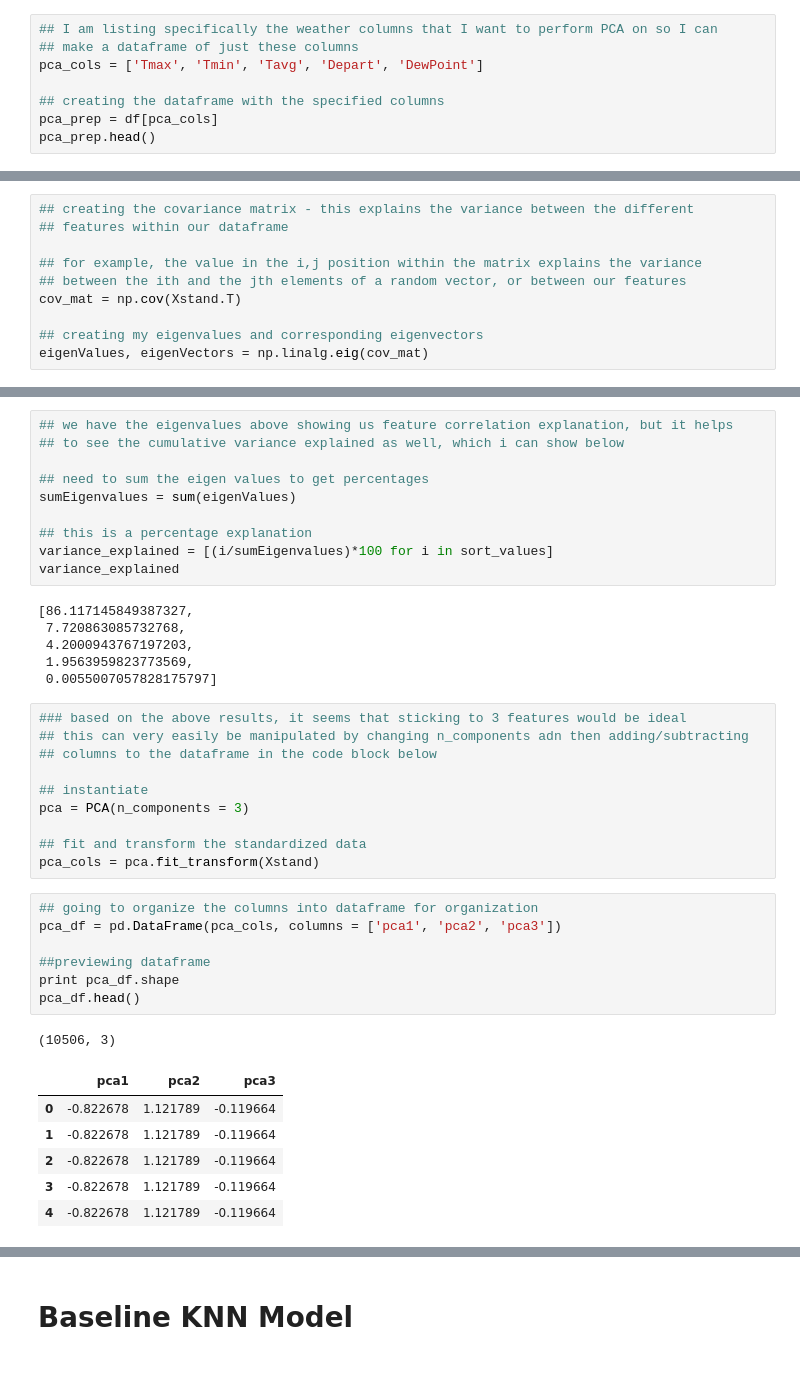
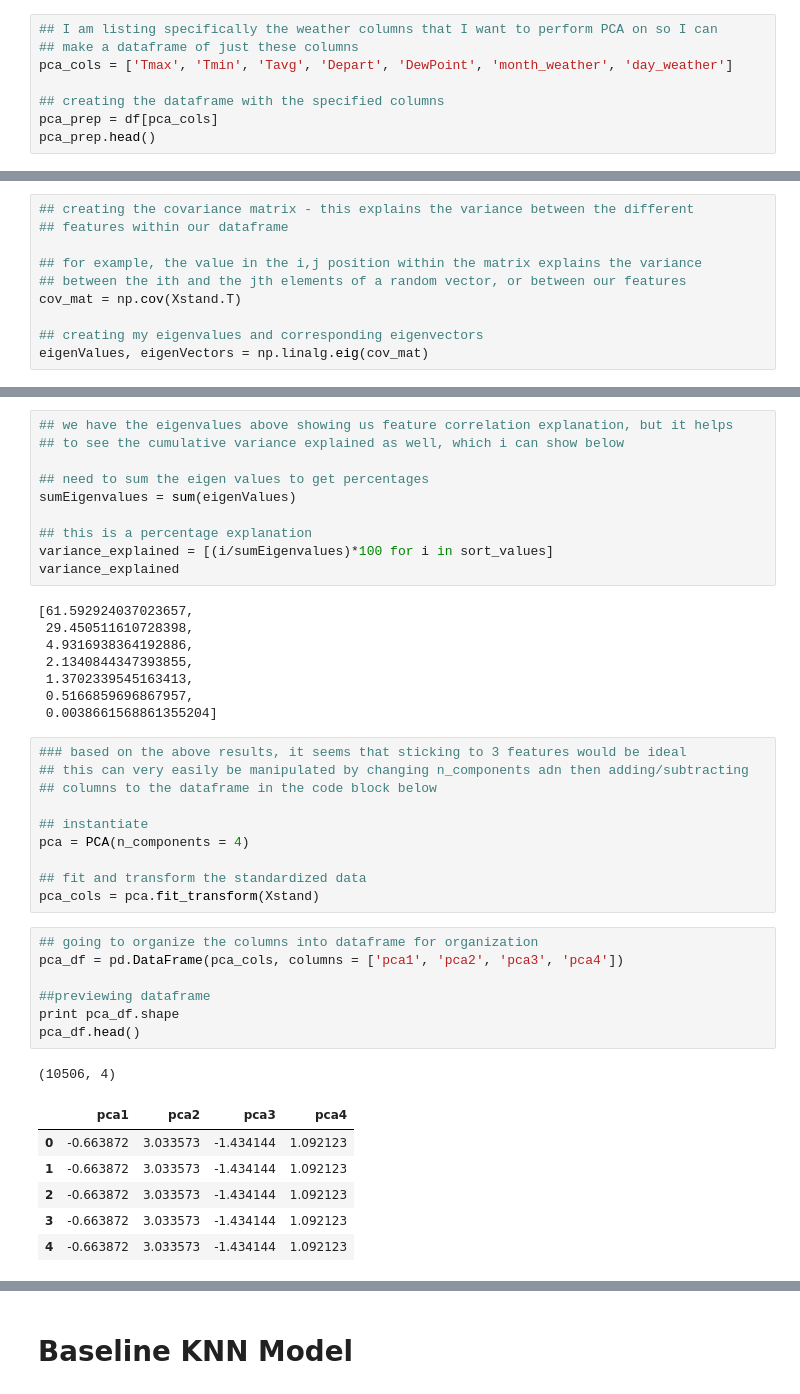
Before and after one commit to cl65610/west_nile, a Jupyter notebook: research/PCA_prep.ipynb, the cells around one changed output, grey strips where cells are left out. Saved outputs shown, nothing was run; the diff lists cells and outputs as text.

```diff
--- a/research/PCA_prep.ipynb
+++ b/research/PCA_prep.ipynb
@@ -47,7 +48,7 @@ df.head()
 # %%
 ## I am listing specifically the weather columns that I want to perform PCA on so I can
 ## make a dataframe of just these columns
-pca_cols = ['Tmax', 'Tmin', 'Tavg', 'Depart', 'DewPoint']
+pca_cols = ['Tmax', 'Tmin', 'Tavg', 'Depart', 'DewPoint', 'month_weather', 'day_weather']
 
 ## creating the dataframe with the specified columns
 pca_prep = df[pca_cols]
@@ -140,36 +160,38 @@ sumEigenvalues = sum(eigenValues)
 variance_explained = [(i/sumEigenvalues)*100 for i in sort_values]
 variance_explained
 # %% [output]
-[86.117145849387327,
- 7.720863085732768,
- 4.2000943767197203,
- 1.9563959823773569,
- 0.0055007057828175797]
+[61.592924037023657,
+ 29.450511610728398,
+ 4.9316938364192886,
+ 2.1340844347393855,
+ 1.3702339545163413,
+ 0.5166859696867957,
+ 0.0038661568861355204]
 # %%
 ### based on the above results, it seems that sticking to 3 features would be ideal
 ## this can very easily be manipulated by changing n_components adn then adding/subtracting
 ## columns to the dataframe in the code block below
 
 ## instantiate
-pca = PCA(n_components = 3)
+pca = PCA(n_components = 4)
 
 ## fit and transform the standardized data
 pca_cols = pca.fit_transform(Xstand)
 # %%
 ## going to organize the columns into dataframe for organization
-pca_df = pd.DataFrame(pca_cols, columns = ['pca1', 'pca2', 'pca3'])
+pca_df = pd.DataFrame(pca_cols, columns = ['pca1', 'pca2', 'pca3', 'pca4'])
 
 ##previewing dataframe
 print pca_df.shape
 pca_df.head()
 # %% [output]
-(10506, 3)
+(10506, 4)
-|  | pca1 | pca2 | pca3 |
-| 0 | -0.822678 | 1.121789 | -0.119664 |
-| 1 | -0.822678 | 1.121789 | -0.119664 |
-| 2 | -0.822678 | 1.121789 | -0.119664 |
-| 3 | -0.822678 | 1.121789 | -0.119664 |
-| 4 | -0.822678 | 1.121789 | -0.119664 |
+|  | pca1 | pca2 | pca3 | pca4 |
+| 0 | -0.663872 | 3.033573 | -1.434144 | 1.092123 |
+| 1 | -0.663872 | 3.033573 | -1.434144 | 1.092123 |
+| 2 | -0.663872 | 3.033573 | -1.434144 | 1.092123 |
+| 3 | -0.663872 | 3.033573 | -1.434144 | 1.092123 |
+| 4 | -0.663872 | 3.033573 | -1.434144 | 1.092123 |
 # %%
 ## Here I am joining the initial dataframe and the newly created pca dataframe
 ## together to move forward with
```
Also changed, not shown: parts of 15 cells of this notebook, 5 other files.
